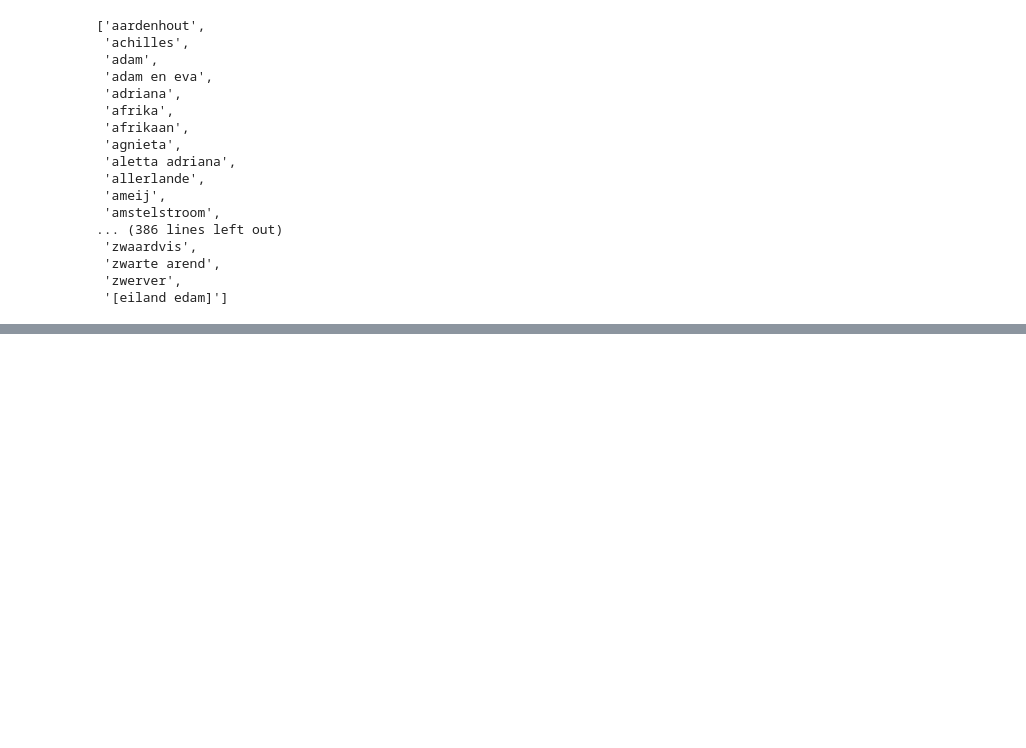
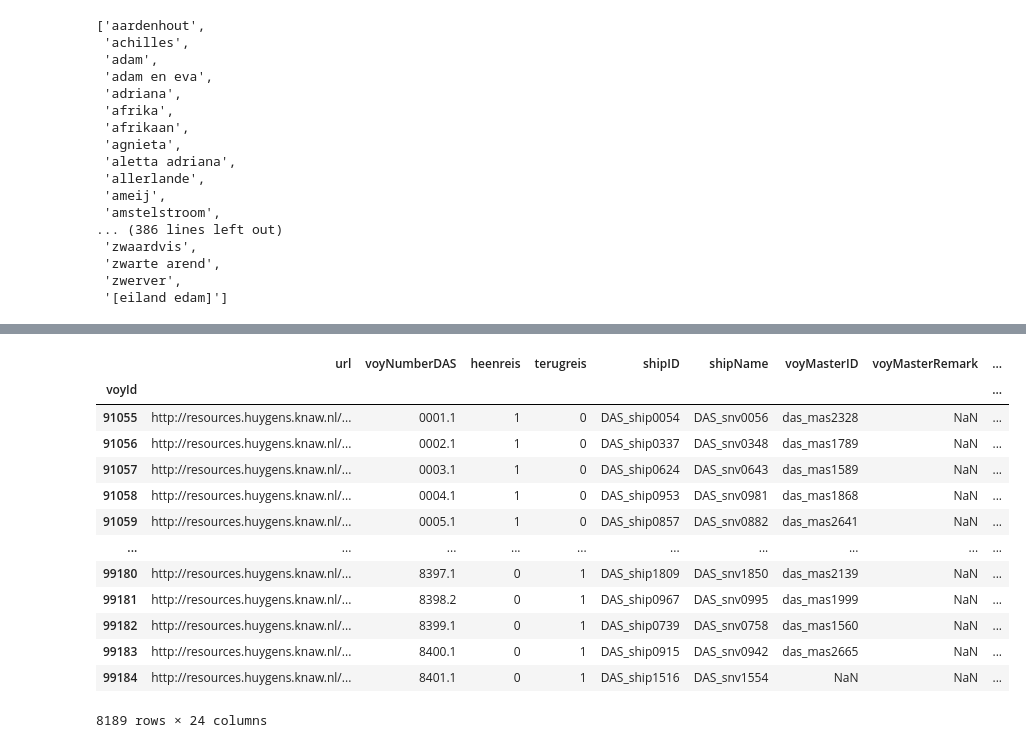
Before and after one commit to gjdekok/enrich_from_das, a Jupyter notebook: first/GZM-BGB links.ipynb, the cells around one changed output, grey strips where cells are left out. Drawn from its saved outputs; the diff is of its cells as text; code cells hidden in the pictures; blank space fills up the shorter version.

```diff
--- a/GZM-BGB links.ipynb
+++ b/first/GZM-BGB links.ipynb
@@ -160,0 +277,6 @@ gzm_shiplist
+# %%
+das = pd.ExcelFile('das.xlsx')
+das_ships = das.parse('shipNameVariant')
+das_ships = das_ships.set_index('shipNameVariantID')
+das_voyages = das.parse('das_voyage')
+das_voyages = das_voyages.set_index('voyId')
@@ -160,0 +300,17 @@ gzm_shiplist
+# %%
+das_voyages
+# %% [output]
+|  | url | voyNumberDAS | heenreis | terugreis | shipID | shipName | voyMasterID | voyMasterRemark | ... |
+| voyId |  |  |  |  |  |  |  |  | ... |
+| 91055 | http://resources.huygens.knaw.nl/... | 0001.1 | 1 | 0 | DAS_ship0054 | DAS_snv0056 | das_mas2328 | NaN | ... |
+| 91056 | http://resources.huygens.knaw.nl/... | 0002.1 | 1 | 0 | DAS_ship0337 | DAS_snv0348 | das_mas1789 | NaN | ... |
+| 91057 | http://resources.huygens.knaw.nl/... | 0003.1 | 1 | 0 | DAS_ship0624 | DAS_snv0643 | das_mas1589 | NaN | ... |
+| 91058 | http://resources.huygens.knaw.nl/... | 0004.1 | 1 | 0 | DAS_ship0953 | DAS_snv0981 | das_mas1868 | NaN | ... |
+| 91059 | http://resources.huygens.knaw.nl/... | 0005.1 | 1 | 0 | DAS_ship0857 | DAS_snv0882 | das_mas2641 | NaN | ... |
+| ... | ... | ... | ... | ... | ... | ... | ... | ... | ... |
+| 99180 | http://resources.huygens.knaw.nl/... | 8397.1 | 0 | 1 | DAS_ship1809 | DAS_snv1850 | das_mas2139 | NaN | ... |
+| 99181 | http://resources.huygens.knaw.nl/... | 8398.2 | 0 | 1 | DAS_ship0967 | DAS_snv0995 | das_mas1999 | NaN | ... |
+| 99182 | http://resources.huygens.knaw.nl/... | 8399.1 | 0 | 1 | DAS_ship0739 | DAS_snv0758 | das_mas1560 | NaN | ... |
+| 99183 | http://resources.huygens.knaw.nl/... | 8400.1 | 0 | 1 | DAS_ship0915 | DAS_snv0942 | das_mas2665 | NaN | ... |
+| 99184 | http://resources.huygens.knaw.nl/... | 8401.1 | 0 | 1 | DAS_ship1516 | DAS_snv1554 | NaN | NaN | ... |
+8189 rows × 24 columns
```
Also changed, not shown: parts of 16 cells of this notebook, 6 other files.
